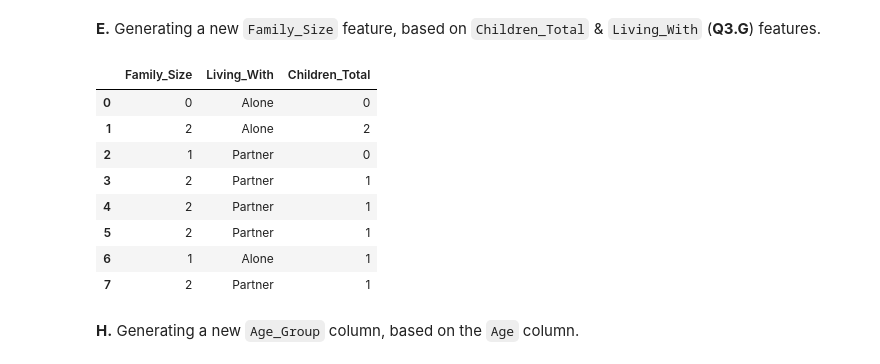
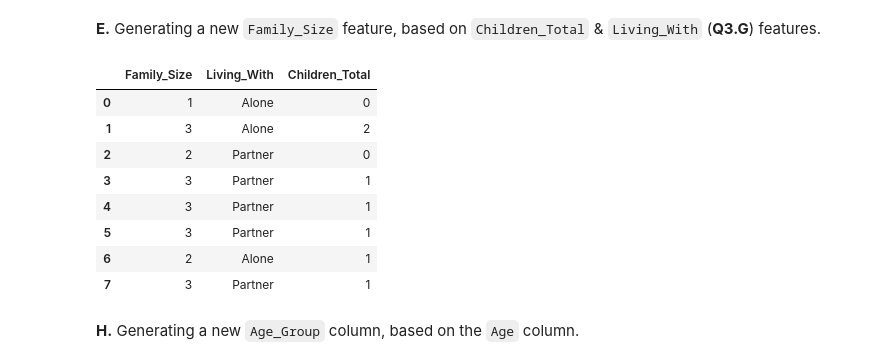
Before and after one commit to pspanoudakis/Data-Mining-Techniques-Projects, a Jupyter notebook: project1/CustomerPersonalityAnalysis.ipynb, the cells around one changed output. Saved outputs shown, nothing was run; the diff lists cells and outputs as text; code cells hidden in the pictures.

```diff
--- a/project1/CustomerPersonalityAnalysis.ipynb
+++ b/project1/CustomerPersonalityAnalysis.ipynb
@@ -238,7 +231,7 @@ dataDf[DataColumn.CHILDREN_TOTAL] = dataDf[[DataColumn.KIDHOME, DataColumn.TEENH
 # %% [markdown]
 **F.** Generating a new `Is_Parent` feature, based on the `Children_Total` feature.
 # %%
-dataDf[DataColumn.IS_PARENT] = dataDf[DataColumn.CHILDREN_TOTAL] > 0
+dataDf[DataColumn.IS_PARENT] = dataDf[DataColumn.CHILDREN_TOTAL].apply(lambda total: int(total > 0))
 # %% [markdown]
 **G.** Generating a new `Living_With` feature, based on the `Marital_Status` feature.
 # %%
@@ -268,23 +261,23 @@ dataDf[[DataColumn.LIVING_WITH, DataColumn.MARITAL_STATUS]].head(n=8)
 # %%
 def findFamilySize(args: Tuple[int, LivingWithStatus]):
     childrenTotal, livingWith = args
-    return childrenTotal + int(livingWith == LivingWithStatus.PARTNER)
+    return childrenTotal + int(livingWith == LivingWithStatus.PARTNER) + 1
 
 dataDf[DataColumn.FAMILY_SIZE] = dataDf[[DataColumn.CHILDREN_TOTAL, DataColumn.LIVING_WITH]].apply(
     lambda args: findFamilySize(tuple(args)),
     axis=1
 )
 dataDf[[DataColumn.FAMILY_SIZE, DataColumn.LIVING_WITH, DataColumn.CHILDREN_TOTAL]].head(n=8)
 # %% [output]
 |  | Family_Size | Living_With | Children_Total |
-| 0 | 0 | Alone | 0 |
-| 1 | 2 | Alone | 2 |
-| 2 | 1 | Partner | 0 |
-| 3 | 2 | Partner | 1 |
-| 4 | 2 | Partner | 1 |
-| 5 | 2 | Partner | 1 |
-| 6 | 1 | Alone | 1 |
-| 7 | 2 | Partner | 1 |
+| 0 | 1 | Alone | 0 |
+| 1 | 3 | Alone | 2 |
+| 2 | 2 | Partner | 0 |
+| 3 | 3 | Partner | 1 |
+| 4 | 3 | Partner | 1 |
+| 5 | 3 | Partner | 1 |
+| 6 | 2 | Alone | 1 |
+| 7 | 3 | Partner | 1 |
 # %% [markdown]
 **H.** Generating a new `Age_Group` column, based on the `Age` column.
 # %%
```
Also changed, not shown: parts of 9 cells of this notebook.
